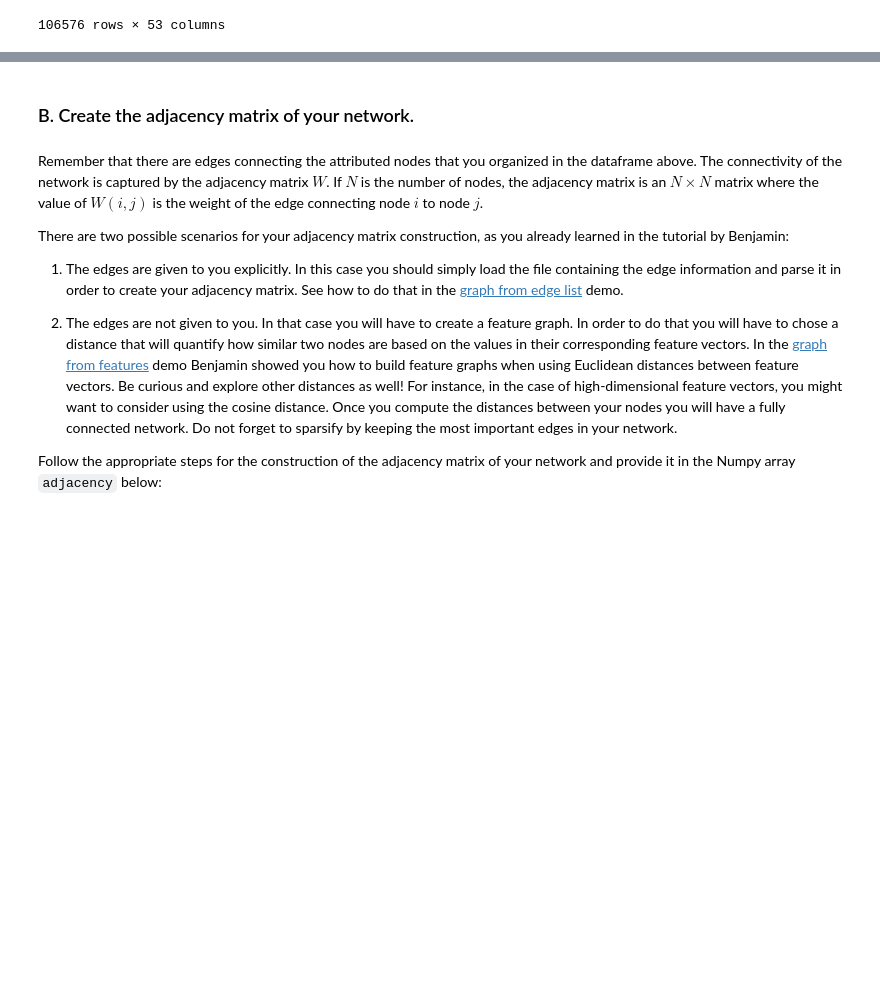
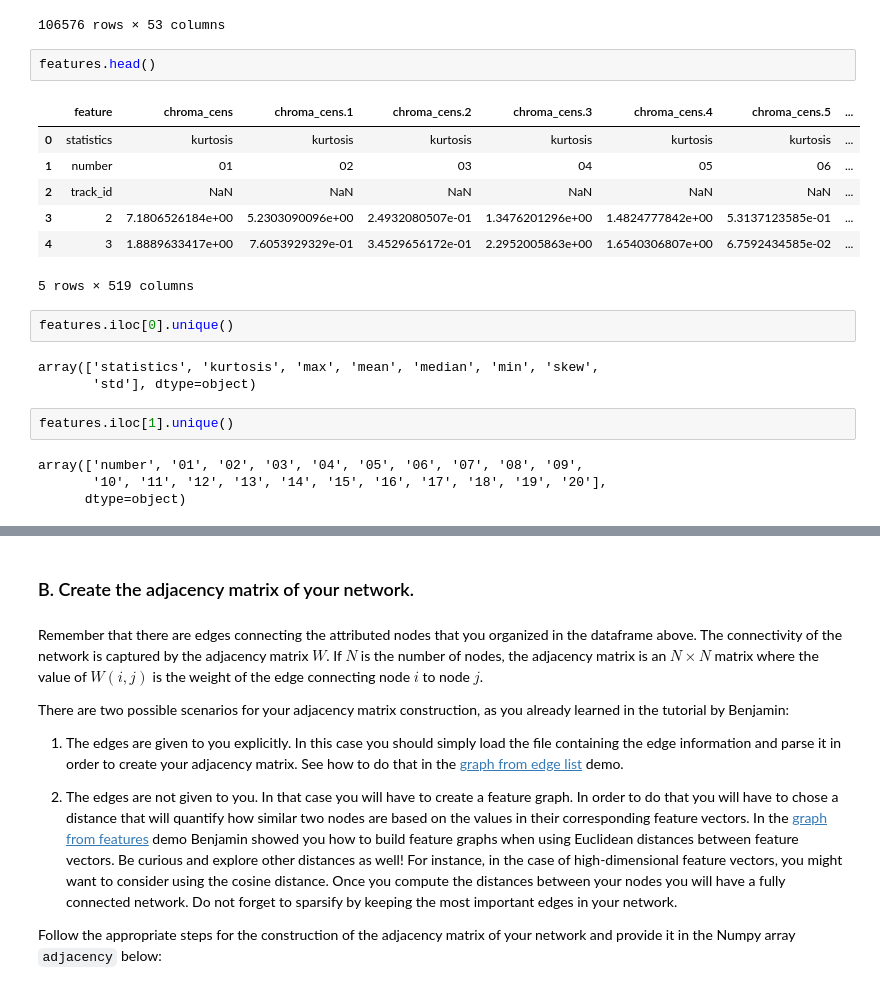
Before and after one commit to TTimTT/NTDS_Project, a Jupyter notebook: milestones_1/Tim_network_properties.ipynb, the cells around one changed output, grey strips where cells are left out. Drawn from its saved outputs; the diff is of its cells as text; blank space fills up the shorter version.

```diff
--- a/milestones_1/Tim_network_properties.ipynb
+++ b/milestones_1/Tim_network_properties.ipynb
@@ -136,3 +134,24 @@ tracks
 | 106574 | 155319 | 0 | 2017-03-30 15:20:35 | 2017-02-17 00:00:00 | NaN | 0 | 22940 | <p>A live performance at Monty Ha... | 1506 | Monty Hall | ... | ... |
 | 106575 | 155320 | 0 | 2017-03-26 16:22:18 | 2017-03-26 00:00:00 | NaN | 1 | 22906 | NaN | 7481 | NaN | ... | ... |
 106576 rows × 53 columns
+# %%
+features.head()
+# %% [output]
+|  | feature | chroma_cens | chroma_cens.1 | chroma_cens.2 | chroma_cens.3 | chroma_cens.4 | chroma_cens.5 | ... |
+| 0 | statistics | kurtosis | kurtosis | kurtosis | kurtosis | kurtosis | kurtosis | ... |
+| 1 | number | 01 | 02 | 03 | 04 | 05 | 06 | ... |
+| 2 | track_id | NaN | NaN | NaN | NaN | NaN | NaN | ... |
+| 3 | 2 | 7.1806526184e+00 | 5.2303090096e+00 | 2.4932080507e-01 | 1.3476201296e+00 | 1.4824777842e+00 | 5.3137123585e-01 | ... |
+| 4 | 3 | 1.8889633417e+00 | 7.6053929329e-01 | 3.4529656172e-01 | 2.2952005863e+00 | 1.6540306807e+00 | 6.7592434585e-02 | ... |
+5 rows × 519 columns
+# %%
+features.iloc[0].unique()
+# %% [output]
+array(['statistics', 'kurtosis', 'max', 'mean', 'median', 'min', 'skew',
+       'std'], dtype=object)
+# %%
+features.iloc[1].unique()
+# %% [output]
+array(['number', '01', '02', '03', '04', '05', '06', '07', '08', '09',
+       '10', '11', '12', '13', '14', '15', '16', '17', '18', '19', '20'],
+      dtype=object)
```
Also changed, not shown: parts of 5 cells of this notebook.
